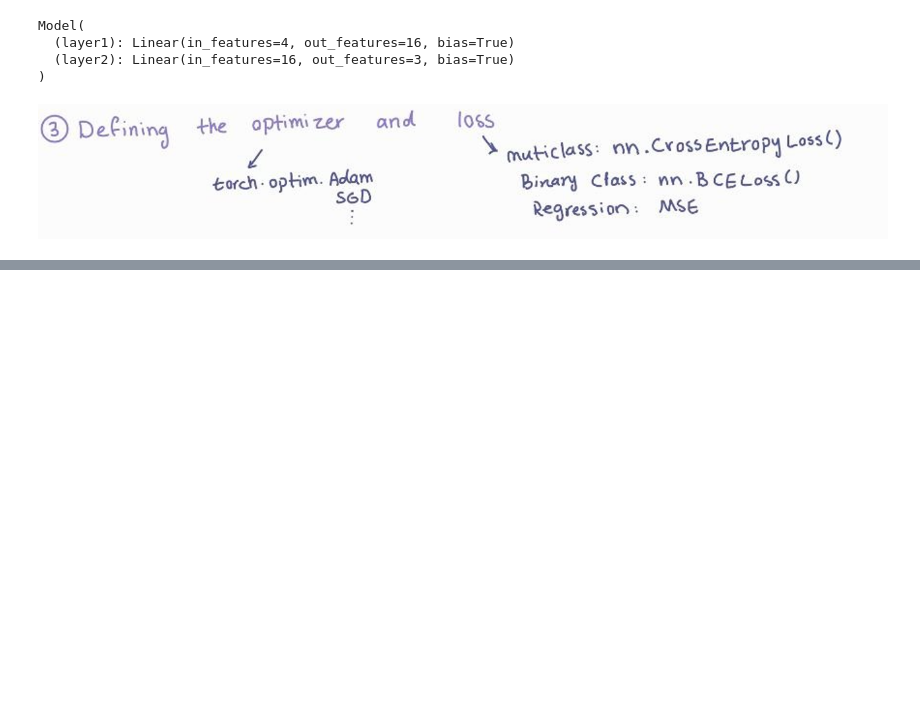
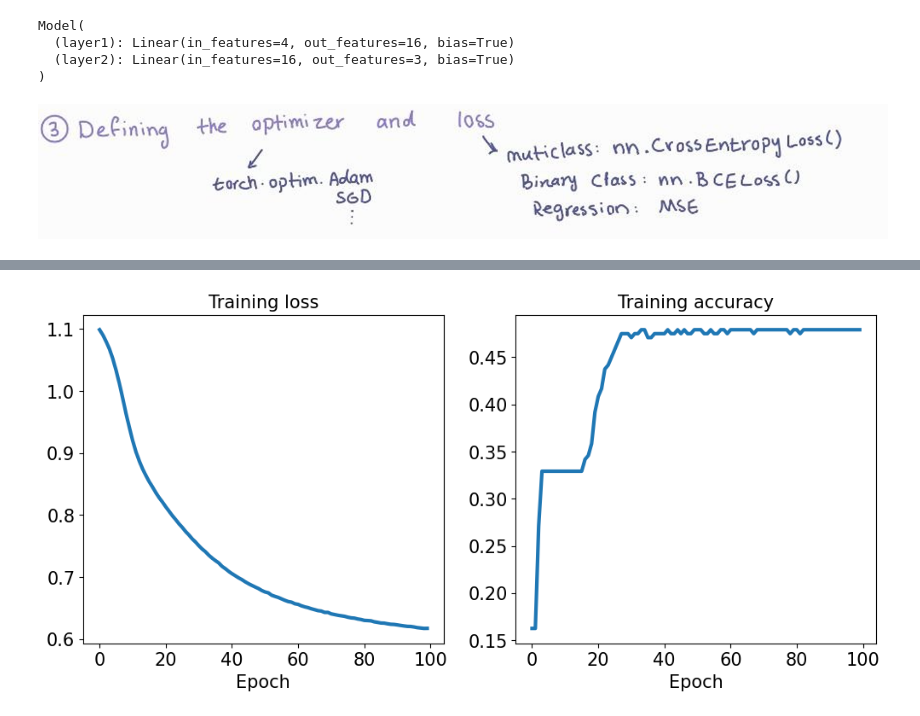
Before and after one commit to mobinapourmoshir/Functional-Deep-Learning, a Jupyter notebook: DNN Basics.ipynb, the cells around one changed output, grey strips where cells are left out. Saved outputs shown, nothing was run; the diff lists cells and outputs as text; code cells hidden in the pictures; blank space fills up the shorter version.

Commit message:
first NN on iris

```diff
--- a/DNN Basics.ipynb
+++ b/DNN Basics.ipynb
@@ -169,0 +171,26 @@ optimizer = torch.optim.Adam(model.parameters(), lr=learning_rate)
+# %%
+# Training the model with 100 epochs
+num_epochs = 100
+loss_hist = [0] * num_epochs # To record the loss history
+accuracy_hist = [0] * num_epochs # To record the accuracy history
+for epoch in range(num_epochs): # First loop on epochs
+  for x_batch, y_batch in train_dl: # Second loop on batches
+    # 1. Generate predictions
+    pred = model(x_batch)
+    # 2. Calculate loss
+    loss = loss_fn(pred, y_batch)
+    # 3. Compute gradients
+    loss.backward()
+    # 4. Update parameters using gradients
+    optimizer.step()
+    # 5. Reset the gradients to zero
+    optimizer.zero_grad()
+
+    # calculating loss and accuracy in each batch
+    loss_hist[epoch] += loss.item()*y_batch.size(0) # scalar value of the loss for this batch * batch size = total loss for the batch
+    is_correct = (torch.argmax(pred, dim=1) == y_batch).float() # showing which predictions were correct (1) and which weren’t (0).
+    accuracy_hist[epoch] += is_correct.mean() # computes the fraction of correct predictions in the batch
+
+  # keeping the training loss and the training accuracy after each epoch
+  loss_hist[epoch] /= len(train_dl.dataset) # Average of loss in each epoch
+  accuracy_hist[epoch] /= len(train_dl.dataset) # Average of accuracy in each epoch
@@ -169,0 +199,17 @@ optimizer = torch.optim.Adam(model.parameters(), lr=learning_rate)
+# %%
+import matplotlib.pyplot as plt
+# visualizing the learning curves
+fig = plt.figure(figsize=(12, 5))
+ax = fig.add_subplot(1, 2, 1)
+ax.plot(loss_hist, lw=3)
+ax.set_title('Training loss', size=15)
+ax.set_xlabel('Epoch', size=15)
+ax.tick_params(axis='both', which='major', labelsize=15)
+ax = fig.add_subplot(1, 2, 2)
+ax.plot(accuracy_hist, lw=3)
+ax.set_title('Training accuracy', size=15)
+ax.set_xlabel('Epoch', size=15)
+ax.tick_params(axis='both', which='major', labelsize=15)
+plt.show()
+# %% [output]
+[figure, added]
```
Also changed, not shown: parts of 3 cells of this notebook.
